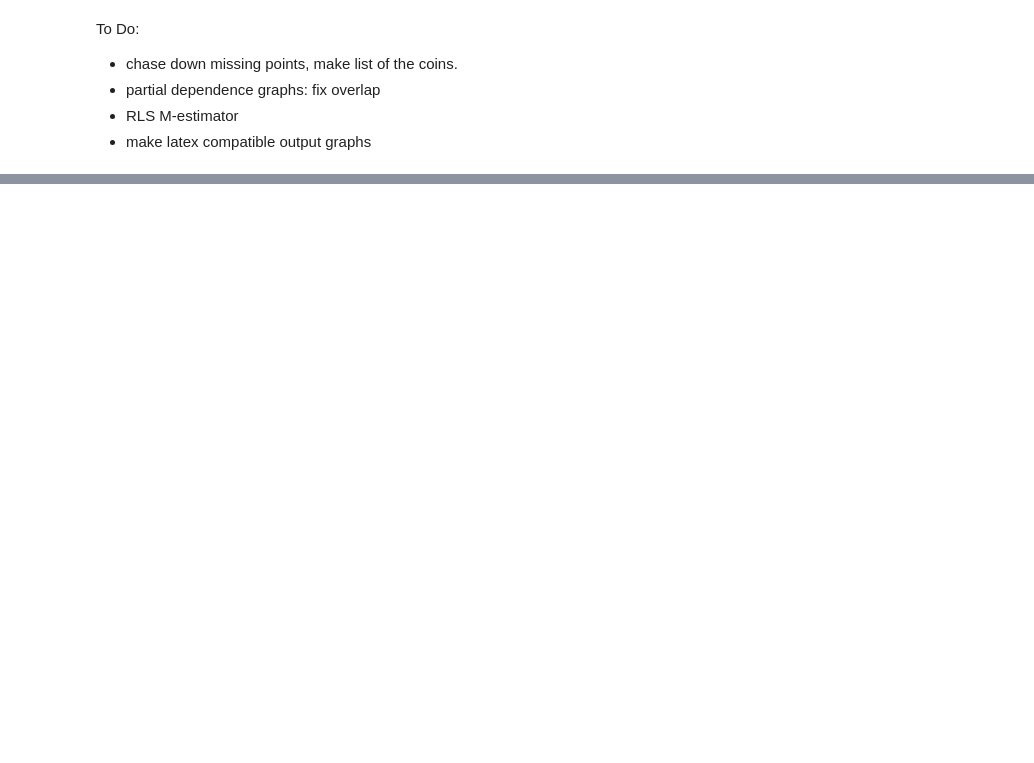
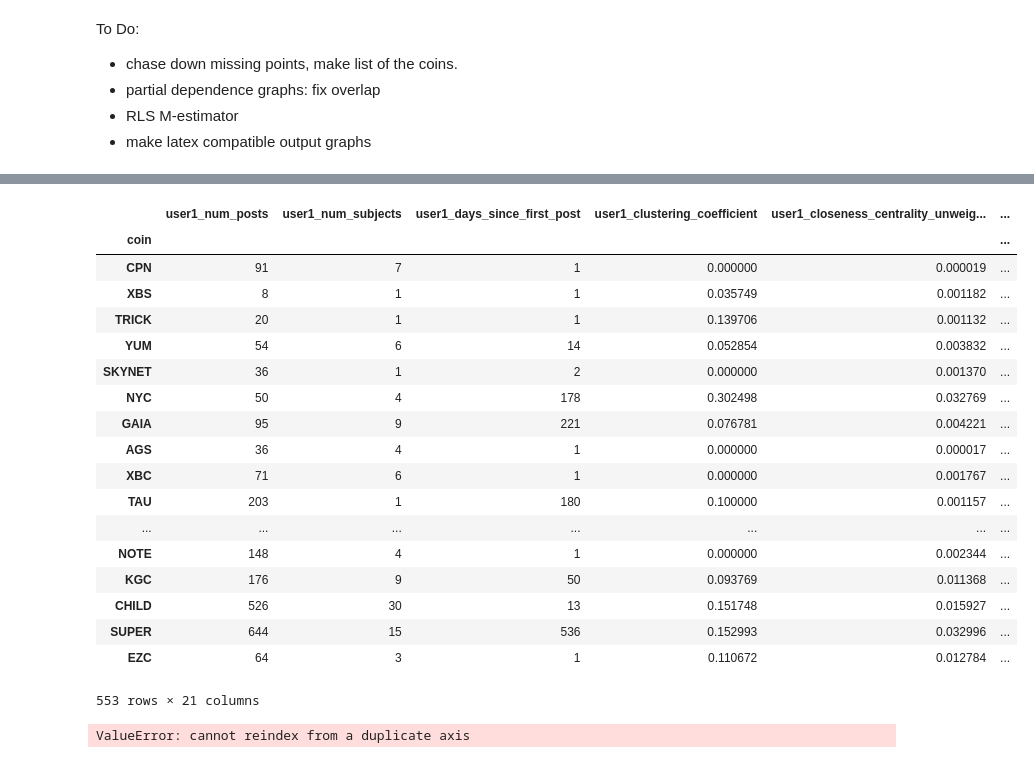
Before and after one commit to nikete/Comunity-Structure-Extremely-Speculative-Asset-Dynamics, a Jupyter notebook: coin introducers forum network position partially predicts magnitude and intensity of bubbles .ipynb, the cells around one changed output, grey strips where cells are left out. Cells and saved outputs as stored; diff of their text form; code cells hidden in the pictures; blank space fills up the shorter version.

```diff
--- a/coin introducers forum network position partially predicts magnitude and intensity of bubbles .ipynb
+++ b/coin introducers forum network position partially predicts magnitude and intensity of bubbles .ipynb
@@ -894,0 +901,26 @@ len(independent_vars)
+# %%
+df
+# %% [output]
+|  | user1_num_posts | user1_num_subjects | user1_days_since_first_post | user1_clustering_coefficient | user1_closeness_centrality_unweig... | ... |
+| coin |  |  |  |  |  | ... |
+| CPN | 91 | 7 | 1 | 0.000000 | 0.000019 | ... |
+| XBS | 8 | 1 | 1 | 0.035749 | 0.001182 | ... |
+| TRICK | 20 | 1 | 1 | 0.139706 | 0.001132 | ... |
+| YUM | 54 | 6 | 14 | 0.052854 | 0.003832 | ... |
+| SKYNET | 36 | 1 | 2 | 0.000000 | 0.001370 | ... |
+| NYC | 50 | 4 | 178 | 0.302498 | 0.032769 | ... |
+| GAIA | 95 | 9 | 221 | 0.076781 | 0.004221 | ... |
+| AGS | 36 | 4 | 1 | 0.000000 | 0.000017 | ... |
+| XBC | 71 | 6 | 1 | 0.000000 | 0.001767 | ... |
+| TAU | 203 | 1 | 180 | 0.100000 | 0.001157 | ... |
+| ... | ... | ... | ... | ... | ... | ... |
+| NOTE | 148 | 4 | 1 | 0.000000 | 0.002344 | ... |
+| KGC | 176 | 9 | 50 | 0.093769 | 0.011368 | ... |
+| CHILD | 526 | 30 | 13 | 0.151748 | 0.015927 | ... |
+| SUPER | 644 | 15 | 536 | 0.152993 | 0.032996 | ... |
+| EZC | 64 | 3 | 1 | 0.110672 | 0.012784 | ... |
+553 rows × 21 columns
+# %%
+(df - df.mean()) / (df.std())
+# %% [output]
+ValueError: cannot reindex from a duplicate axis
```
Also changed, not shown: parts of 8 cells of this notebook, 14 other files.
